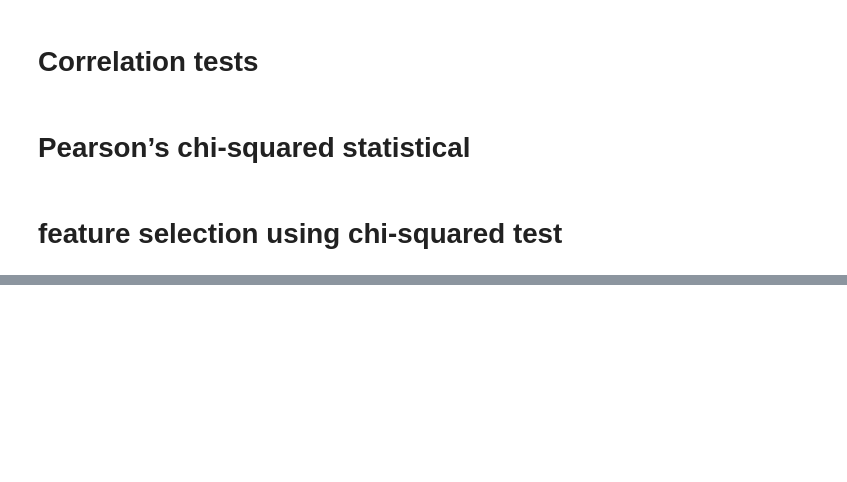
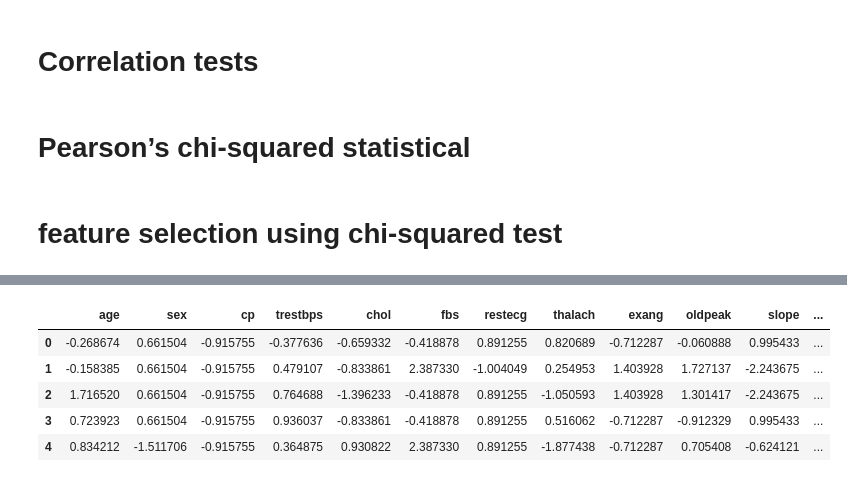
Before and after one commit to aakashpokkanayil/Data_Science_Prep, a Jupyter notebook: Components/Statistics/Hypothesis_test.ipynb, the cells around one changed output, grey strips where cells are left out. Cells and saved outputs as stored; diff of their text form; code cells hidden in the pictures; blank space fills up the shorter version.

```diff
--- a/Components/Statistics/Hypothesis_test.ipynb
+++ b/Components/Statistics/Hypothesis_test.ipynb
@@ -971,0 +1091,4 @@ print("expected \n",expected)
+# %%
+scale=StandardScaler()
+df2_scaled=scale.fit_transform(df2)
+df2_scaled
@@ -971,0 +1112,10 @@ print("expected \n",expected)
+# %%
+df2_new=pd.DataFrame(df2_scaled,columns=df2.columns)
+df2_new.head()
+# %% [output]
+|  | age | sex | cp | trestbps | chol | fbs | restecg | thalach | exang | oldpeak | slope | ... |
+| 0 | -0.268674 | 0.661504 | -0.915755 | -0.377636 | -0.659332 | -0.418878 | 0.891255 | 0.820689 | -0.712287 | -0.060888 | 0.995433 | ... |
+| 1 | -0.158385 | 0.661504 | -0.915755 | 0.479107 | -0.833861 | 2.387330 | -1.004049 | 0.254953 | 1.403928 | 1.727137 | -2.243675 | ... |
+| 2 | 1.716520 | 0.661504 | -0.915755 | 0.764688 | -1.396233 | -0.418878 | 0.891255 | -1.050593 | 1.403928 | 1.301417 | -2.243675 | ... |
+| 3 | 0.723923 | 0.661504 | -0.915755 | 0.936037 | -0.833861 | -0.418878 | 0.891255 | 0.516062 | -0.712287 | -0.912329 | 0.995433 | ... |
+| 4 | 0.834212 | -1.511706 | -0.915755 | 0.364875 | 0.930822 | 2.387330 | 0.891255 | -1.877438 | -0.712287 | 0.705408 | -0.624121 | ... |
```
Also changed, not shown: parts of 111 cells of this notebook, 4 other files.
